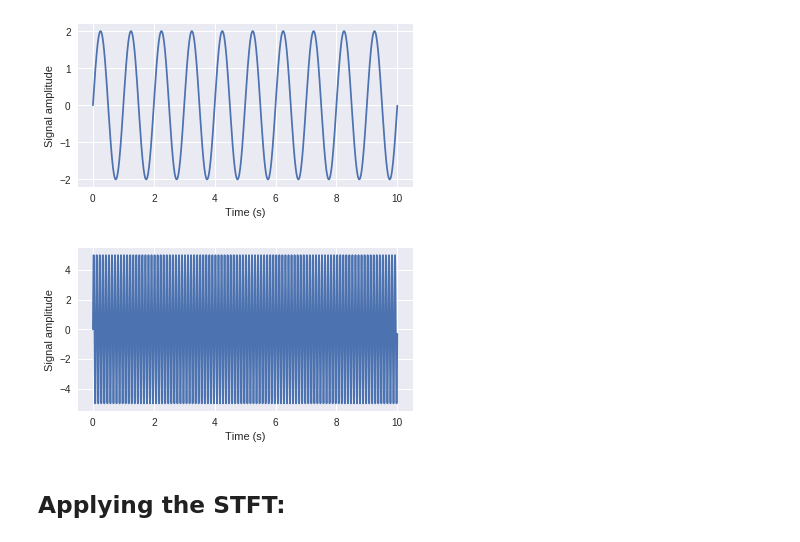
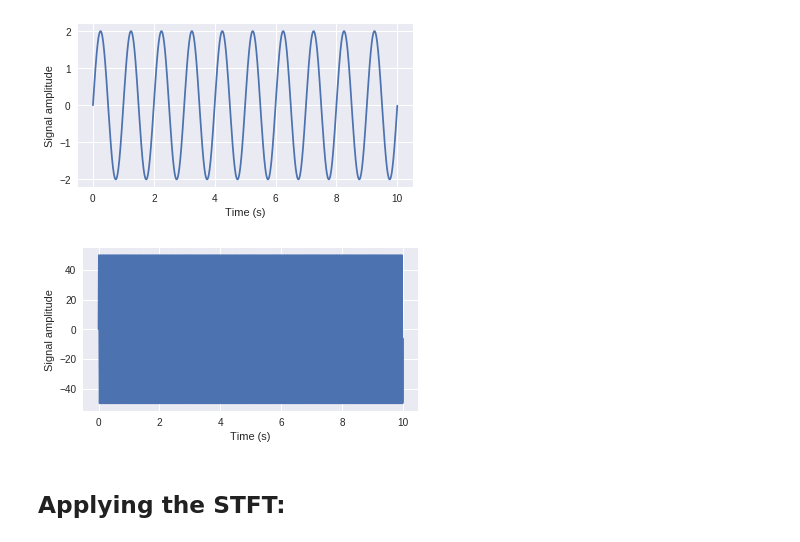
Before and after one commit to tbnsilveira/STFT_analysis, a Jupyter notebook: STFT_sinusoidal_signal.ipynb, the cells around one changed output. Cells and saved outputs as stored; diff of their text form; code cells hidden in the pictures.

```diff
--- a/STFT_sinusoidal_signal.ipynb
+++ b/STFT_sinusoidal_signal.ipynb
@@ -73,9 +73,9 @@ sign1 = sineWave(1, 2, time)
 [figure]
 # %%
 ## Generating a sine wave of 10Hz and amplitude of 5:
-sign2 = sineWave(10, 5, time)
+sign2 = sineWave(20, 50, time)
 # %% [output]
-[figure, old version]
+[figure, new version]
 # %% [markdown]
 ## Applying the STFT:
 # %% [markdown]
```
Also changed, not shown: parts of 16 cells of this notebook, 1 other file.
